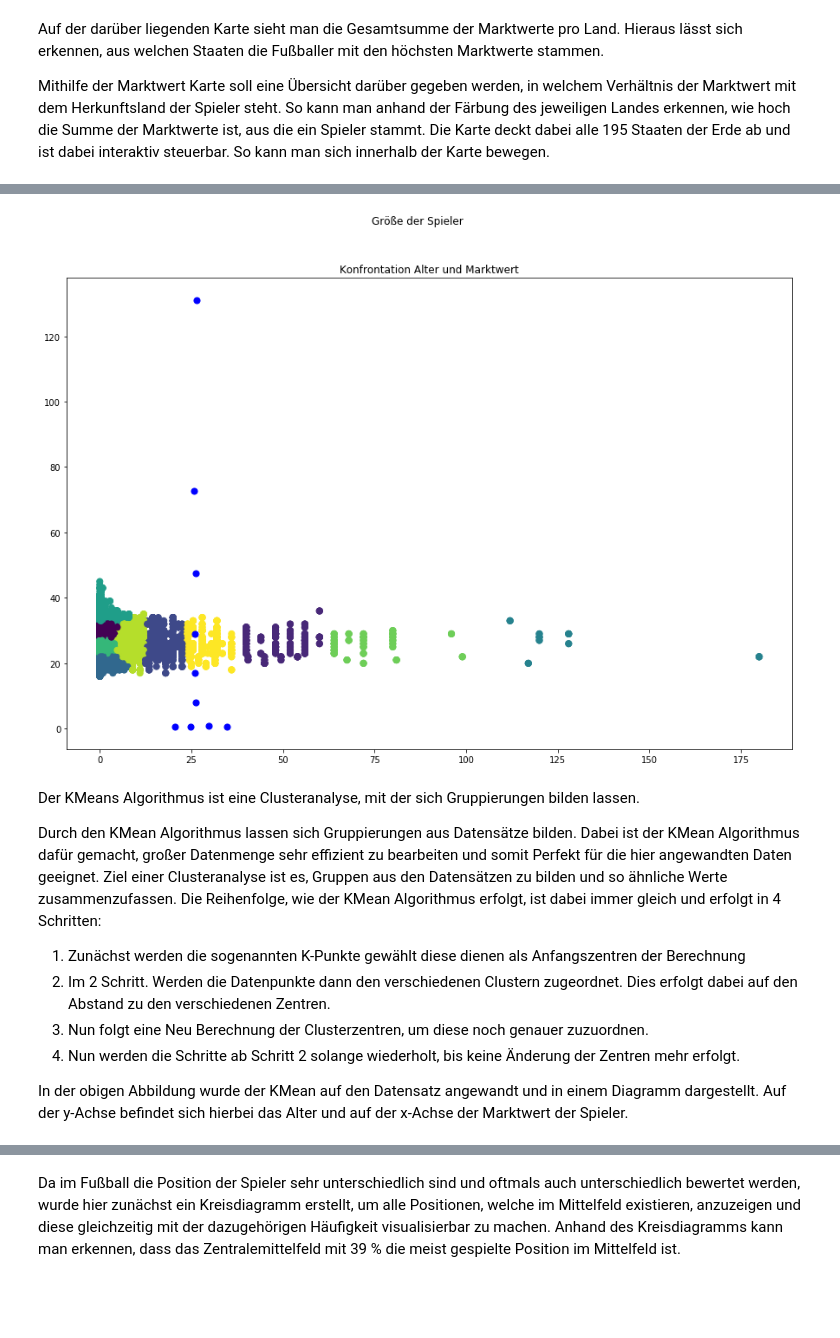
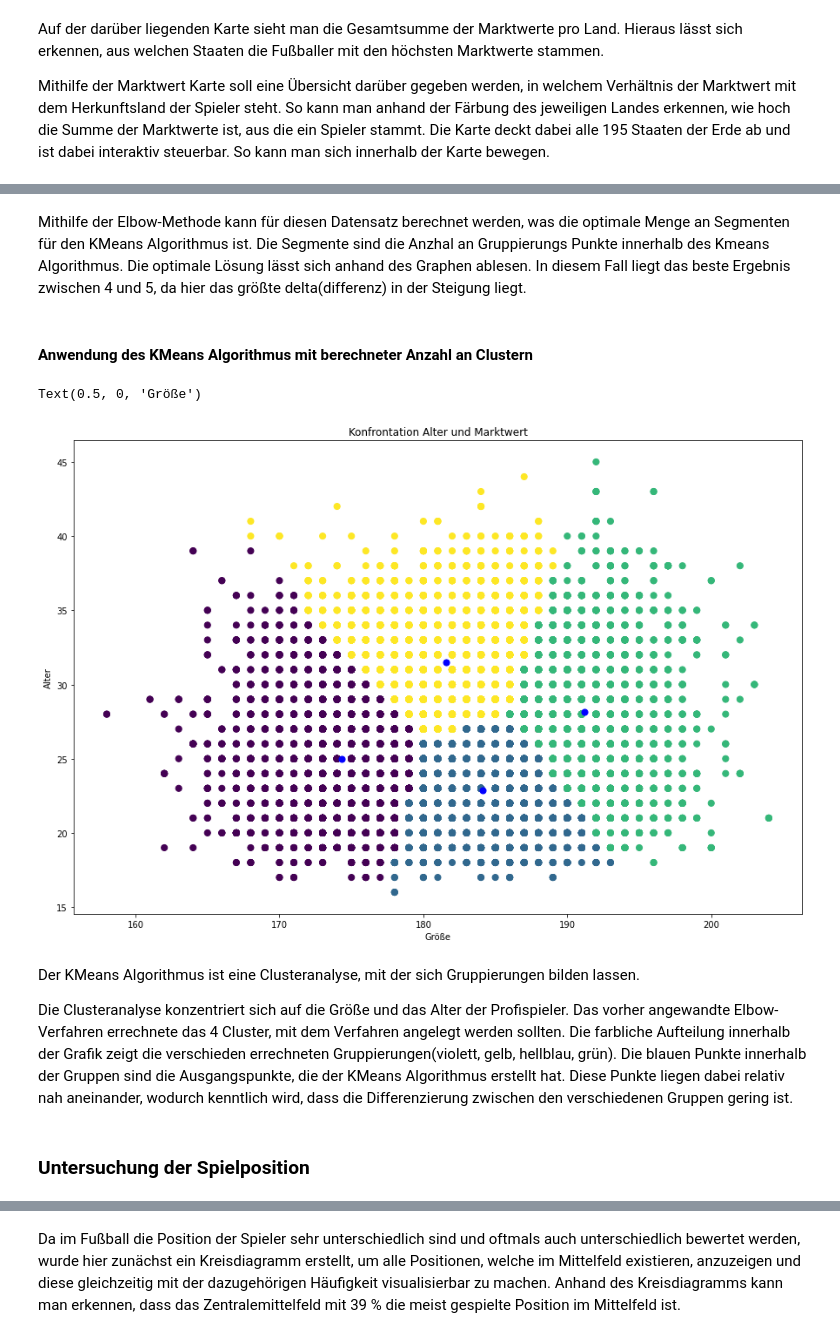
Before and after one commit to jmester135/Auswertung_Transfermarkt, a Jupyter notebook: 3_analyse_transfermarkt.ipynb, the cells around one changed output, grey strips where cells are left out. Drawn from its saved outputs; the diff is of its cells as text; code cells hidden in the pictures; blank space fills up the shorter version.

Commit message:
[update] change Kmeans, change markdown

```diff
--- a/3_analyse_transfermarkt.ipynb
+++ b/3_analyse_transfermarkt.ipynb
@@ -37,6 +42,7 @@ df.head(3)
 Als nächstes muss wieder die Zeile "Unnamed" gelöscht werden, da diese durch ein Excel export / import automatisch erstellt wird.
 # %%
 df["Values"] = df.apply(lambda row: row["Values"] / 1000000, axis=1)
+df = df.dropna()
 df.head(3)
 # %% [output]
 |  | Players | Values | Number | BDay | Club | Position | Size | Birth Place | Leauge | Age | ... |
@@ -212,31 +268,36 @@ Mithilfe der Marktwert Karte soll eine Übersicht darüber gegeben werden, in we
+# %% [markdown]
+Mithilfe der Elbow-Methode kann für diesen Datensatz berechnet werden, was die optimale Menge an Segmenten für den KMeans Algorithmus ist.
+Die Segmente sind die Anzhal an Gruppierungs Punkte innerhalb des Kmeans Algorithmus. Die optimale Lösung lässt sich anhand des Graphen ablesen.
+In diesem Fall liegt das beste Ergebnis zwischen 4 und 5, da hier  das größte delta(differenz) in der Steigung liegt.
 # %%
 from sklearn.cluster import KMeans
-df_kmean = df[['Values', 'Age']]
-km = KMeans(n_clusters=10)
+from mpl_toolkits.mplot3d import Axes3D
+df_kmean = df[['Age', 'Size']]
+km = KMeans(n_clusters=4)
 km.fit(df_kmean)
 y_km = km.predict(df_kmean)
+# %% [markdown]
+<h4>Anwendung des KMeans Algorithmus mit berechneter Anzahl an Clustern</h4>
 # %%
 f, ax = plt.subplots(1, 1, figsize = (15, 10))
-plt.scatter(df_kmean["Values"], df_kmean['Age'], c=y_km, s=50, cmap='viridis')
+plt.scatter(df_kmean["Size"], df_kmean['Age'], c=y_km, s=50, cmap='viridis')
 centers = km.cluster_centers_
 plt.scatter(centers[:, 1], centers[:, 0], c='blue', marker='.',s=200, alpha=1)
 plt.title("Konfrontation Alter und Marktwert")
-plt.suptitle("Größe der Spieler")
-_=plt.xlabel('')
+plt.ylabel('Alter')
+plt.xlabel('Größe')
 # %% [output]
+Text(0.5, 0, 'Größe')
-[figure, old version]
+[figure, new version]
-# %% [markdown]
-Der KMeans Algorithmus ist eine Clusteranalyse, mit der sich Gruppierungen bilden lassen.
-
-Durch den KMean Algorithmus lassen sich Gruppierungen aus Datensätze bilden. Dabei ist der KMean Algorithmus dafür gemacht, großer Datenmenge sehr effizient zu bearbeiten und somit Perfekt für die hier angewandten Daten geeignet.
-Ziel einer Clusteranalyse ist es, Gruppen aus den Datensätzen zu bilden und so ähnliche Werte zusammenzufassen. Die Reihenfolge, wie der KMean Algorithmus erfolgt, ist dabei immer gleich und erfolgt in 4 Schritten:
-
-1.	Zunächst werden die sogenannten K-Punkte gewählt diese dienen als Anfangszentren der Berechnung
-2.	Im 2 Schritt. Werden die Datenpunkte dann den verschiedenen Clustern zugeordnet. Dies erfolgt dabei auf den Abstand zu den verschiedenen Zentren.
-3.	Nun folgt eine Neu Berechnung der Clusterzentren, um diese noch genauer zuzuordnen.
-4.	Nun werden die Schritte ab Schritt 2 solange wiederholt, bis keine Änderung der Zentren mehr erfolgt.
-
-In der obigen Abbildung wurde der KMean auf den Datensatz angewandt und in einem Diagramm dargestellt. Auf der y-Achse befindet sich hierbei das Alter und auf der x-Achse der Marktwert der Spieler.
+# %% [markdown]
+Der KMeans Algorithmus ist eine Clusteranalyse, mit der sich Gruppierungen bilden lassen.
+
+Die Clusteranalyse konzentriert sich auf die Größe und das Alter der Profispieler. Das vorher angewandte Elbow-Verfahren errechnete das 4 Cluster, mit dem Verfahren angelegt werden sollten.
+Die farbliche Aufteilung innerhalb der Grafik zeigt die verschieden errechneten Gruppierungen(violett, gelb, hellblau, grün).
+Die blauen Punkte innerhalb der Gruppen sind die Ausgangspunkte, die der KMeans Algorithmus erstellt hat. Diese Punkte liegen dabei relativ nah aneinander,
+wodurch kenntlich wird, dass die Differenzierung zwischen den verschiedenen Gruppen gering ist.
+# %% [markdown]
+<h3>Untersuchung der Spielposition</h3>
 # %%
 group_value = df[['Position', 'Values']]
 group_position = df[['Position', 'Values']].groupby("Position")
```
Also changed, not shown: parts of 29 cells of this notebook, 1 other file.
